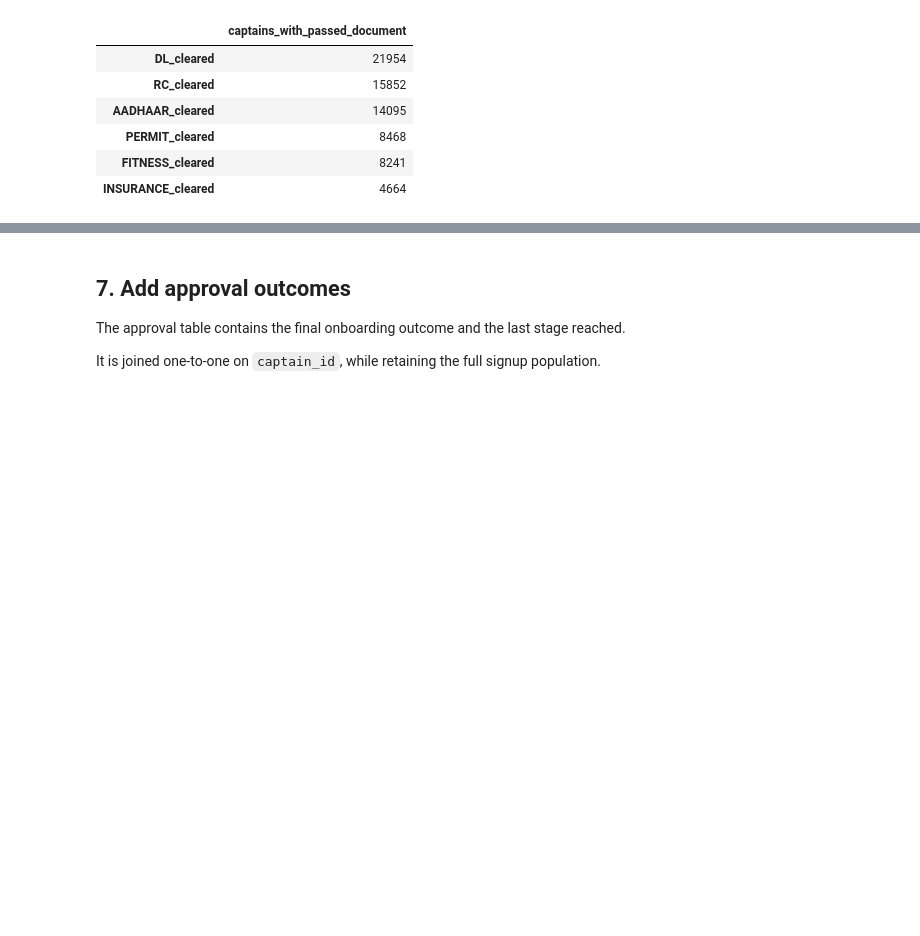
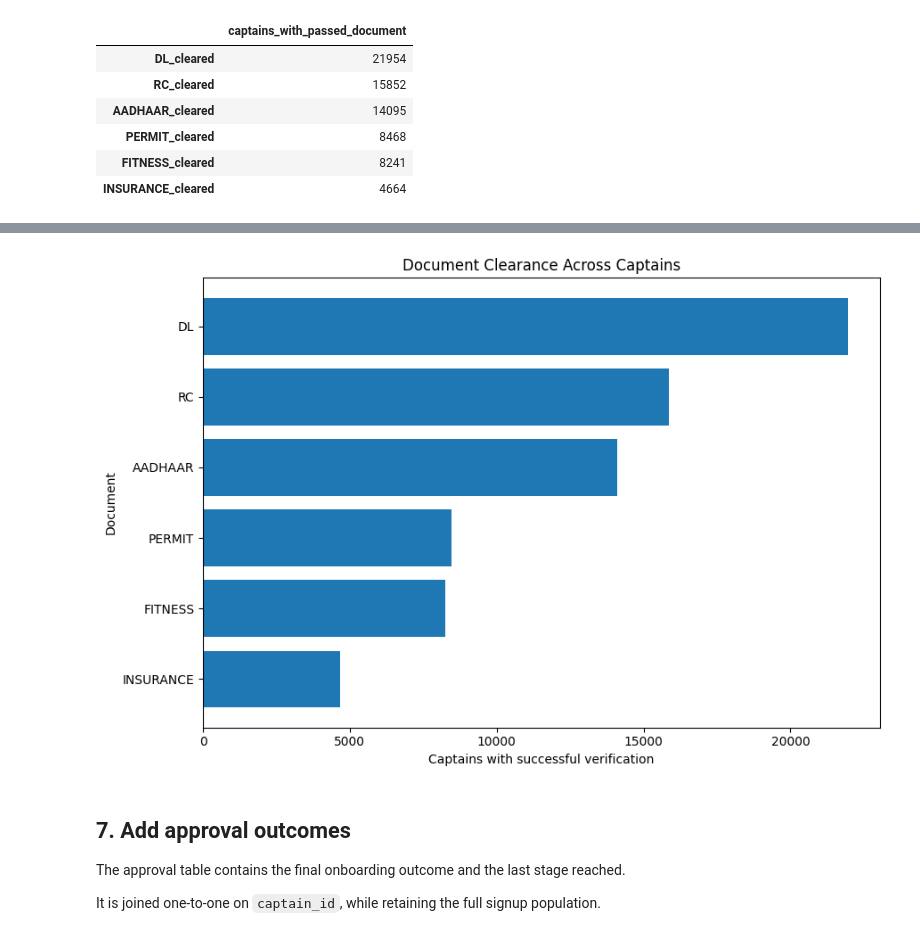
Before and after one commit to Abhay-SKulkarni123/rapido-data-science, a Jupyter notebook: Notebooks/03_clean_and_process.ipynb, the cells around one changed output, grey strips where cells are left out. Saved outputs shown, nothing was run; the diff lists cells and outputs as text; code cells hidden in the pictures; blank space fills up the shorter version.

```diff
--- a/Notebooks/03_clean_and_process.ipynb
+++ b/Notebooks/03_clean_and_process.ipynb
@@ -326,0 +367,26 @@ display(
+# %%
+document_clearance = (
+    captain_base[doc_columns]
+    .sum()
+    .sort_values(ascending=True)
+)
+
+document_clearance.index = (
+    document_clearance.index
+    .str.replace("_cleared", "", regex=False)
+)
+
+plt.figure(figsize=(9, 6))
+
+plt.barh(
+    document_clearance.index,
+    document_clearance.values
+)
+
+plt.xlabel("Captains with successful verification")
+plt.ylabel("Document")
+plt.title("Document Clearance Across Captains")
+
+plt.tight_layout()
+plt.show()
+# %% [output]
@@ -327,3 +400,4 @@ display(
+[figure, added]
 # %% [markdown]
 ## 7. Add approval outcomes
 
```
Also changed, not shown: parts of 13 cells of this notebook.
